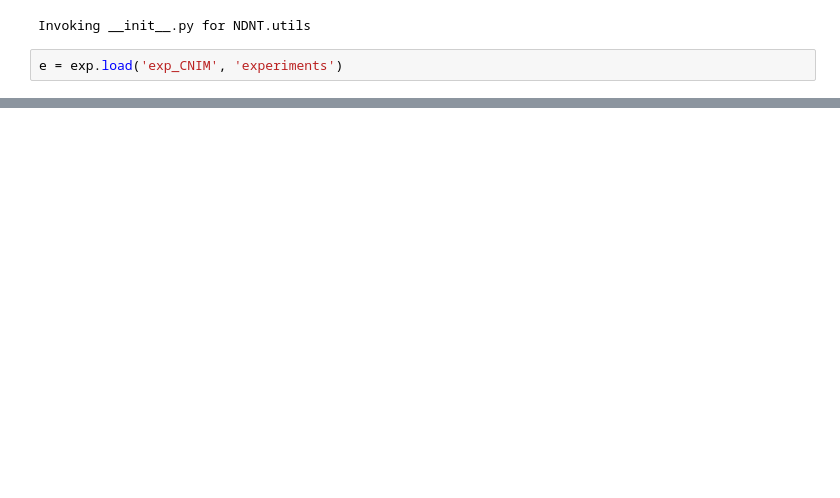
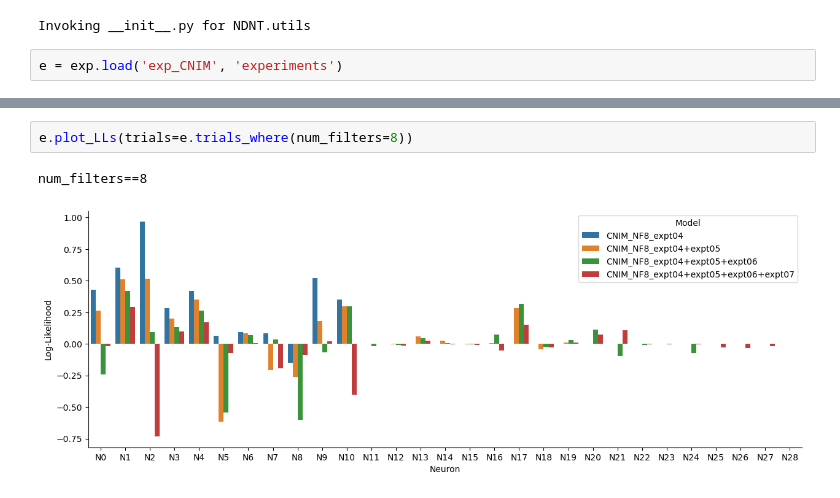
Before and after one commit to NeuroTheoryUMD/mattjac, a Jupyter notebook: v1/exp_CNIM.ipynb, the cells around one changed output, grey strips where cells are left out. Drawn from its saved outputs; the diff is of its cells as text; blank space fills up the shorter version.

```diff
--- a/v1/exp_CNIM.ipynb
+++ b/v1/exp_CNIM.ipynb
@@ -20 +28,6 @@ for num_filters in [4,6,8]:
+# %%
+e.plot_LLs(trials=e.trials_where(num_filters=8))
+# %% [output]
+num_filters==8
+[figure, added]
 # %%
```
Also changed, not shown: parts of 5 cells of this notebook, 5 other files.
